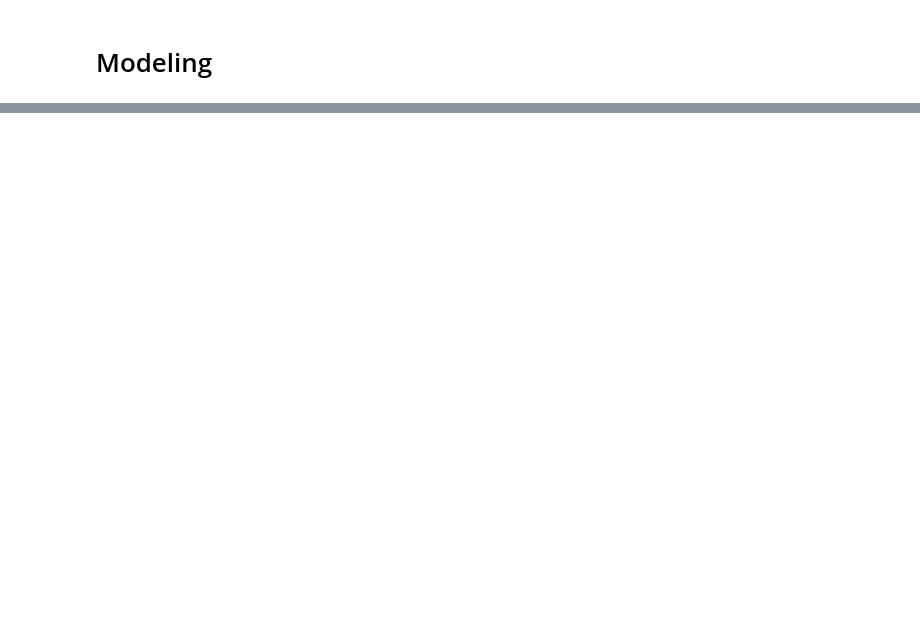
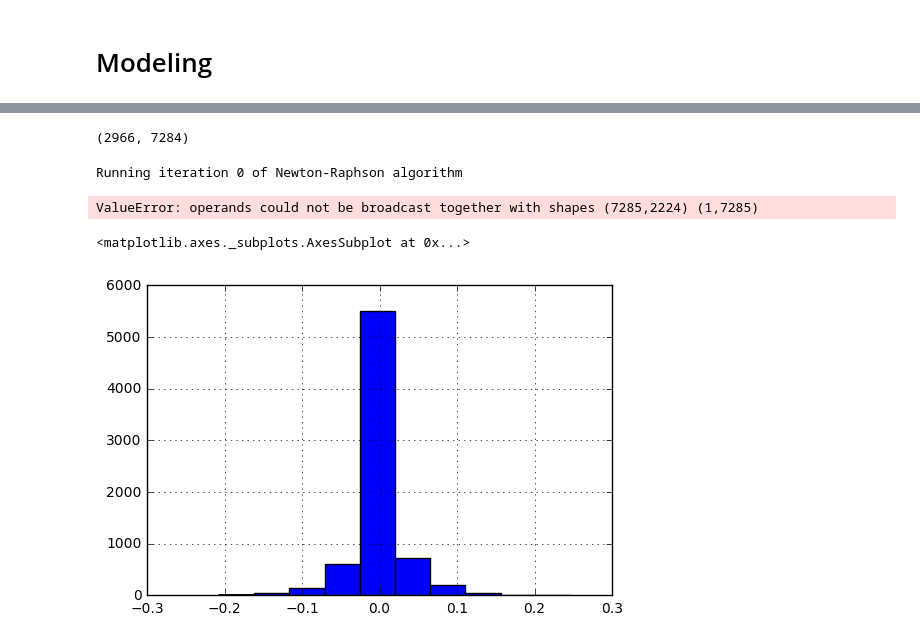
Before and after one commit to flylo/midi-ml, a Jupyter notebook: notebooks/ClassicalExploration.ipynb, the cells around one changed output, grey strips where cells are left out. Drawn from its saved outputs; the diff is of its cells as text; code cells hidden in the pictures; blank space fills up the shorter version.

```diff
--- a/notebooks/ClassicalExploration.ipynb
+++ b/notebooks/ClassicalExploration.ipynb
@@ -219,2 +210,0 @@ def newton_raphson(beta_init, lmbda=0.1, num_iter=10):
-# %%
-X = labeled_corpus.sparse_matrix.todense()
@@ -229,0 +307,18 @@ fitted, ll = newton_raphson(beta_init, 10)
+# %%
+X_train, X_test, y_train, y_test = train_test_split(new_X, y, test_size=0.25)
+# %%
+l = PenalizedLogisticRegression(X=X_train, y=y_train, l2_penalty=10, num_iter=5)
+# %%
+new_X.shape
+# %% [output]
+(2966, 7284)
+# %%
+l.fit()
+# %% [output]
+Running iteration 0 of Newton-Raphson algorithm
+ValueError: operands could not be broadcast together with shapes (7285,2224) (1,7285)
+# %%
+pd.Series(l.beta_.ravel()).hist()
+# %% [output]
+<matplotlib.axes._subplots.AxesSubplot at 0x...>
+[figure, added]
```
Also changed, not shown: parts of 26 cells of this notebook, 3 other files.
